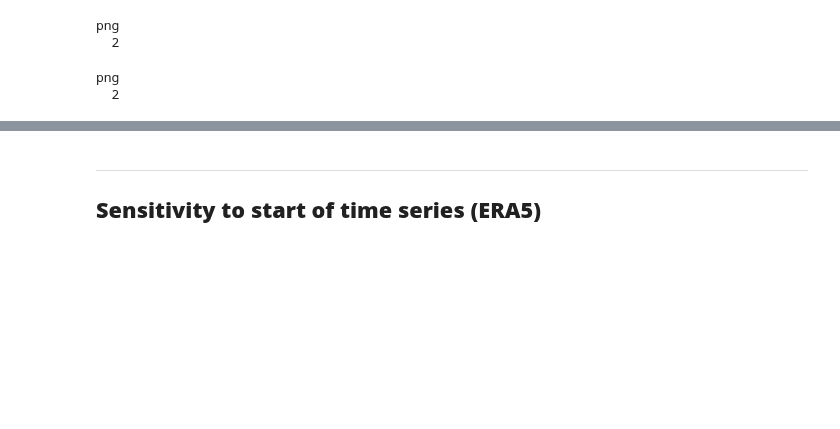
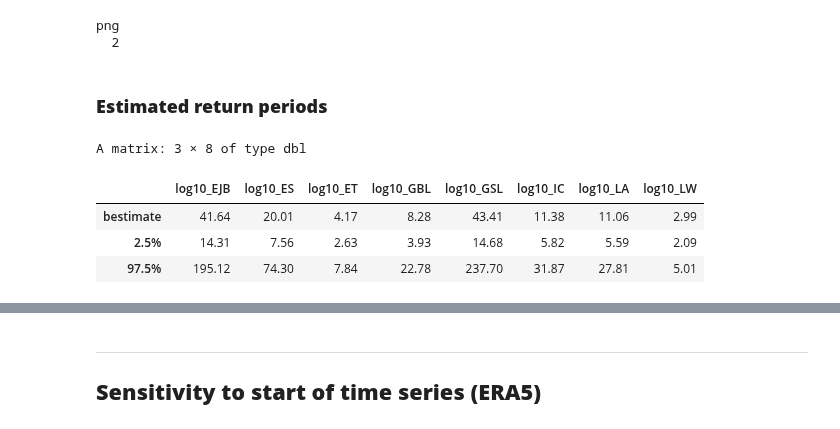
Before and after one commit to clairbarnes/wwa-archive, a Jupyter notebook: 23-12_canada-wildfires-2023/canada-wildfires-2023_0R_trend-fitting.ipynb, the cells around one changed output, grey strips where cells are left out. Drawn from its saved outputs; the diff is of its cells as text; code cells hidden in the pictures; blank space fills up the shorter version.

```diff
--- a/23-12_canada-wildfires-2023/canada-wildfires-2023_0R_trend-fitting.ipynb
+++ b/23-12_canada-wildfires-2023/canada-wildfires-2023_0R_trend-fitting.ipynb
@@ -67,14 +77,3 @@ jpeg("fig/expl_era5_cdsr-gmsttrend.jpg", width = 480 * 3, height = 480 * 2); par
 # %% [output]
 png
   2
-# %%
-prep_window(c(4,4))
-
-jpeg("fig/expl_era5_cdsr-rlplots.jpg", width = 480 * 3, height = 480 * 2); par(mfrow = c(4,4), lwd = 2, cex = 1.2, mar = c(3,3,2,1)); {
-    invisible(lapply(models, function(mdl) {
-        plot_returnlevels(mdl, legend_pos = NA, main = mdl$varnm, cov = gmst_2023, cov_cf = gmst_hist)
-    }))
-}; dev.off()
-# %% [output]
-png
-  2
@@ -80,0 +88,16 @@ png
+# %% [markdown]
+### **Estimated return periods**
+# %%
+models <- sapply(colnames(df)[-(1:2)], function(cnm) fit_ns("norm", "shift", df, cnm, "gmst", lower = F), simplify = F)
+gmst_2023 <- gmst[gmst$year == 2023, "gmst"]
+gmst_hist <- gmst_2023 - 1.2
+# %%
+boots <- lapply(models, function(mdl) boot_ci(mdl, cov = gmst_2023, cov_cf = gmst_hist, ev = mdl$ev))
+# %%
+round(sapply(boots, "[", "return_period",)[,(1:8)], 2)
+# %% [output]
+A matrix: 3 × 8 of type dbl
+|  | log10_EJB | log10_ES | log10_ET | log10_GBL | log10_GSL | log10_IC | log10_LA | log10_LW |
+| bestimate | 41.64 | 20.01 | 4.17 | 8.28 | 43.41 | 11.38 | 11.06 | 2.99 |
+| 2.5% | 14.31 | 7.56 | 2.63 | 3.93 | 14.68 | 5.82 | 5.59 | 2.09 |
+| 97.5% | 195.12 | 74.30 | 7.84 | 22.78 | 237.70 | 31.87 | 27.81 | 5.01 |
```
Also changed, not shown: parts of 20 cells of this notebook, 1 other file.
